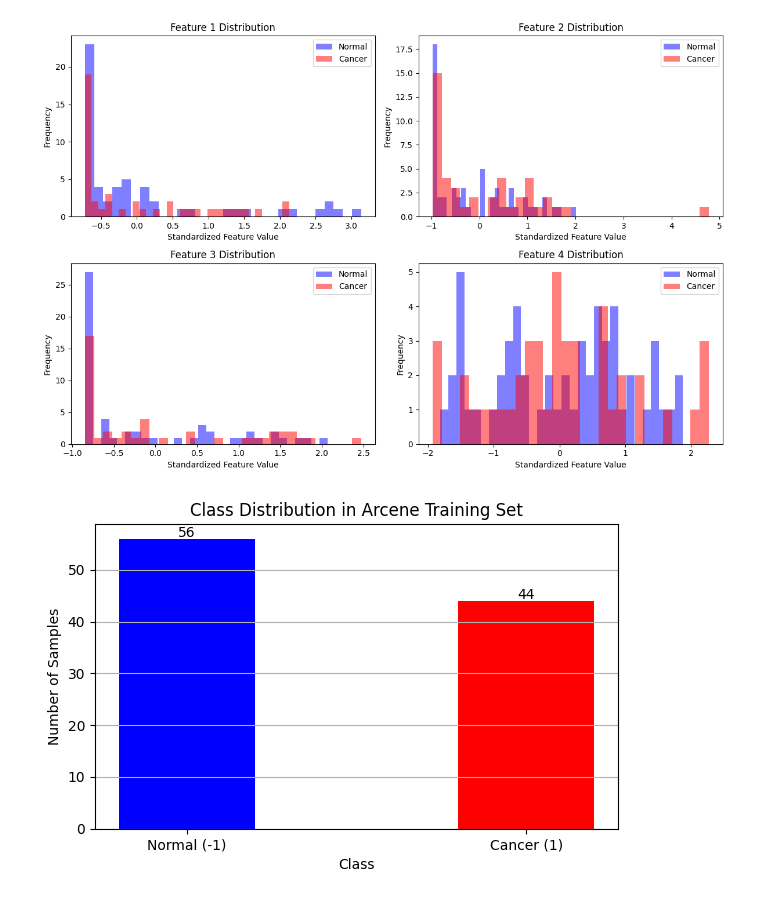
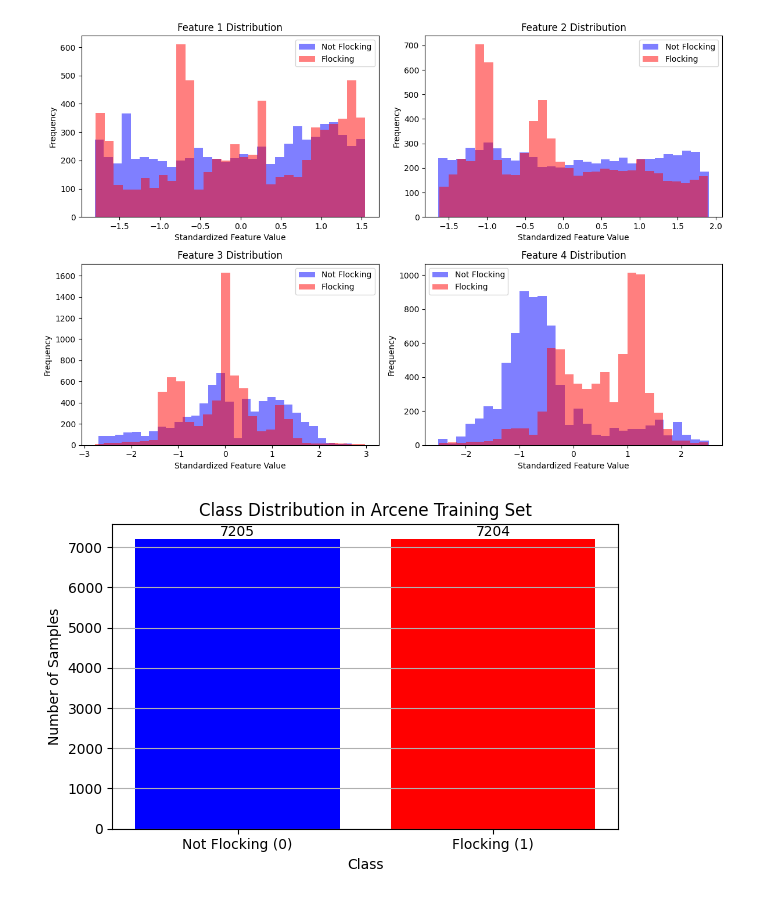
Before and after one commit to Pinminh/ml-arcene, a Jupyter notebook: notebooks/visualization.ipynb, the cells around one changed output. Saved outputs shown, nothing was run; the diff lists cells and outputs as text; code cells hidden in the pictures.

Commit message:
Update visualization for new flock dataset

```diff
--- a/notebooks/visualization.ipynb
+++ b/notebooks/visualization.ipynb
@@ -8,25 +7,15 @@ import os
 # %%
-# Define relative file paths based on the directory structure
-script_dir = os.path.dirname(os.path.abspath('ml-arcene'))  # Directory of visualization.ipynb (project/notebooks/)
-root_dir = os.path.dirname(script_dir)  # Project root (project/)
-data_dir = os.path.join(root_dir, 'data')  # project/data/
-arcene_dir = os.path.join(data_dir, 'ARCENE')  # project/data/ARCENE/
-img_dir = os.path.join(root_dir, 'images')  # project/images/
-
-# File paths
-train_data_path = os.path.join(arcene_dir, 'arcene_train.data')
-train_labels_path = os.path.join(arcene_dir, 'arcene_train.labels')
-valid_data_path = os.path.join(arcene_dir, 'arcene_valid.data')
-valid_labels_path = os.path.join(data_dir, 'arcene_valid.labels')
-test_data_path = os.path.join(arcene_dir, 'arcene_test.data')
+train_data_path = '../data/train.csv'
+test_data_path = '../data/test.csv'
+valid_data_path = '../data/valid.csv'
 # %%
 # Load training data and labels
-X_train = pd.read_csv(train_data_path, sep='\s+', header=None).values
-y_train = pd.read_csv(train_labels_path, sep='\s+', header=None).values.ravel()
+train_data = pd.read_csv(train_data_path)
+X_train, y_train = train_data.drop('Class', axis=1), train_data['Class']
 
 # Load validation data and labels
-X_valid = pd.read_csv(valid_data_path, sep='\s+', header=None).values
-y_valid = pd.read_csv(valid_labels_path, sep='\s+', header=None).values.ravel()
+valid_data = pd.read_csv(valid_data_path)
+X_valid, y_valid = valid_data.drop('Class', axis=1), valid_data['Class']
 # %%
 # Combine training and validation for visualization
 X = np.vstack((X_train, X_valid))
@@ -57,35 +45,32 @@ X_train_scaled = scaler.transform(X_train)
 plt.figure(figsize=(12, 8))
 for i in range(4):
     plt.subplot(2, 2, i+1)
-    plt.hist(X_train_scaled[y_train == -1, i], bins=30, alpha=0.5, label='Normal', color='blue')
-    plt.hist(X_train_scaled[y_train == 1, i], bins=30, alpha=0.5, label='Cancer', color='red')
+    plt.hist(X_train_scaled[y_train == 0, i], bins=30, alpha=0.5, label='Not Flocking', color='blue')
+    plt.hist(X_train_scaled[y_train == 1, i], bins=30, alpha=0.5, label='Flocking', color='red')
     plt.title(f'Feature {i+1} Distribution')
     plt.xlabel('Standardized Feature Value')
     plt.ylabel('Frequency')
     plt.legend()
 plt.tight_layout()
-plt.savefig(os.path.join(img_dir, 'arcene_feature_histograms.png'))
 plt.show()
 # %% [output]
-[figure, old version]
+[figure, new version]
 # %%
 # Visualization 3: Class Distribution (Training Set)
 
 plt.figure(figsize=(6, 4))
 unique, counts = np.unique(y_train, return_counts=True)
-bars = plt.bar(unique, counts, tick_label=['Normal (-1)', 'Cancer (1)'], color=['blue', 'red'])
+bars = plt.bar(unique, counts, tick_label=['Not Flocking (0)', 'Flocking (1)'], color=['blue', 'red'])
 
-# Add count labels on top of each bar
 for bar, count in zip(bars, counts):
     height = bar.get_height()
     plt.text(bar.get_x() + bar.get_width()/2, height - 0.2, str(count), ha='center', va='bottom', fontsize=10)
 
-plt.title('Class Distribution in Arcene Training Set')
+plt.title('Class Distribution in Flocking Training Set')
 plt.xlabel('Class')
 plt.ylabel('Number of Samples')
 plt.grid(True, axis='y')
 plt.tight_layout()
-plt.savefig(os.path.join(img_dir, 'arcene_class_distribution.png'))
 plt.show()
 # %% [output]
-[figure, old version]
+[figure, new version]
```
Also changed, not shown: parts of 2 cells of this notebook.
